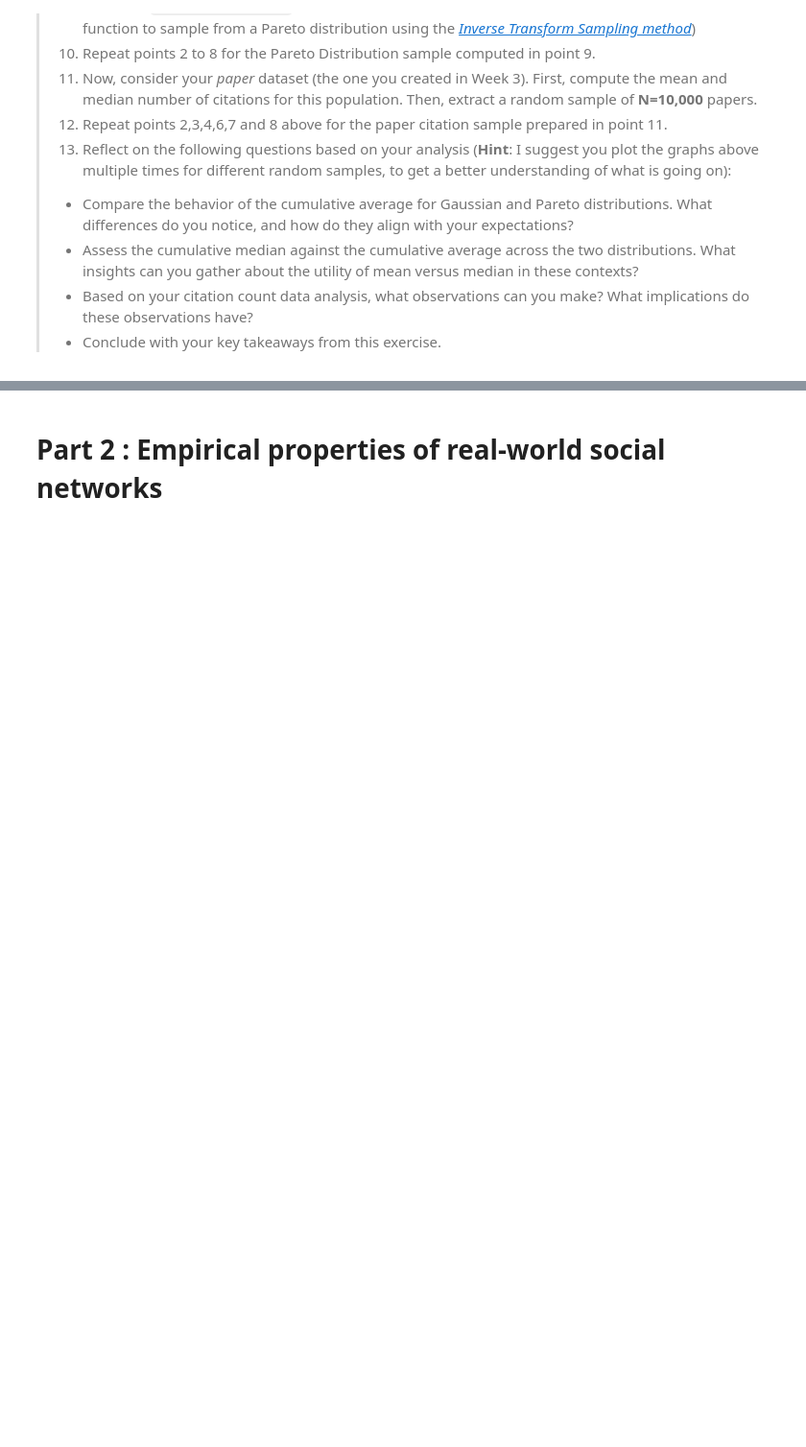
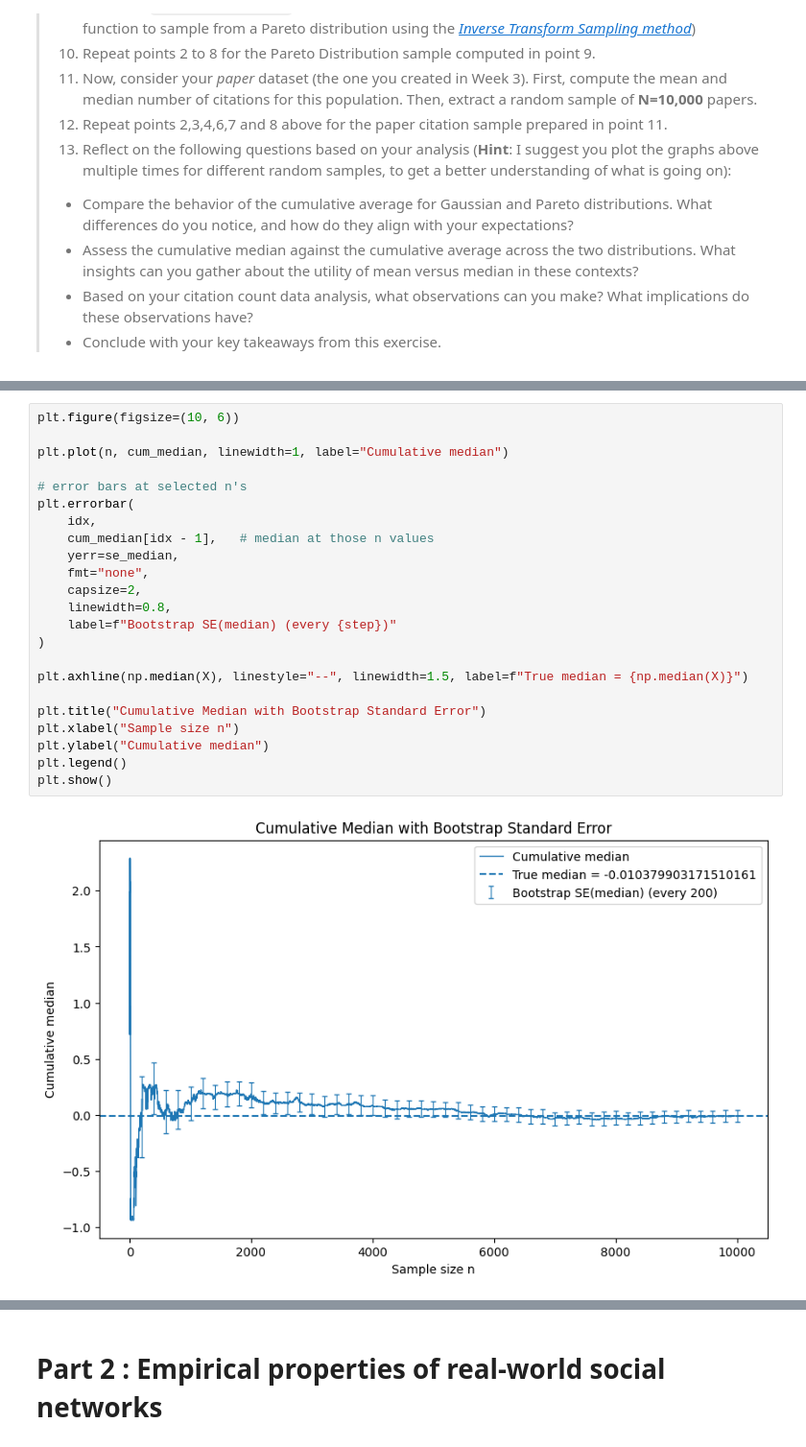
Before and after one commit to Mikel-Yu/comsocsci2026_private, a Jupyter notebook: lectures/Week5.ipynb, the cells around one changed output, grey strips where cells are left out. Shown at 96% size. Cells and saved outputs as stored; diff of their text form; blank space fills up the shorter version.

```diff
--- a/lectures/Week5.ipynb
+++ b/lectures/Week5.ipynb
@@ -65,0 +225,25 @@ However, this principle can fail with heavy-tailed distributions where the expec
+# %%
+plt.figure(figsize=(10, 6))
+
+plt.plot(n, cum_median, linewidth=1, label="Cumulative median")
+
+# error bars at selected n's
+plt.errorbar(
+    idx,
+    cum_median[idx - 1],   # median at those n values
+    yerr=se_median,
+    fmt="none",
+    capsize=2,
+    linewidth=0.8,
+    label=f"Bootstrap SE(median) (every {step})"
+)
+
+plt.axhline(np.median(X), linestyle="--", linewidth=1.5, label=f"True median = {np.median(X)}")
+
+plt.title("Cumulative Median with Bootstrap Standard Error")
+plt.xlabel("Sample size n")
+plt.ylabel("Cumulative median")
+plt.legend()
+plt.show()
+# %% [output]
+[figure, added]
```
Also changed, not shown: parts of 38 cells of this notebook.
